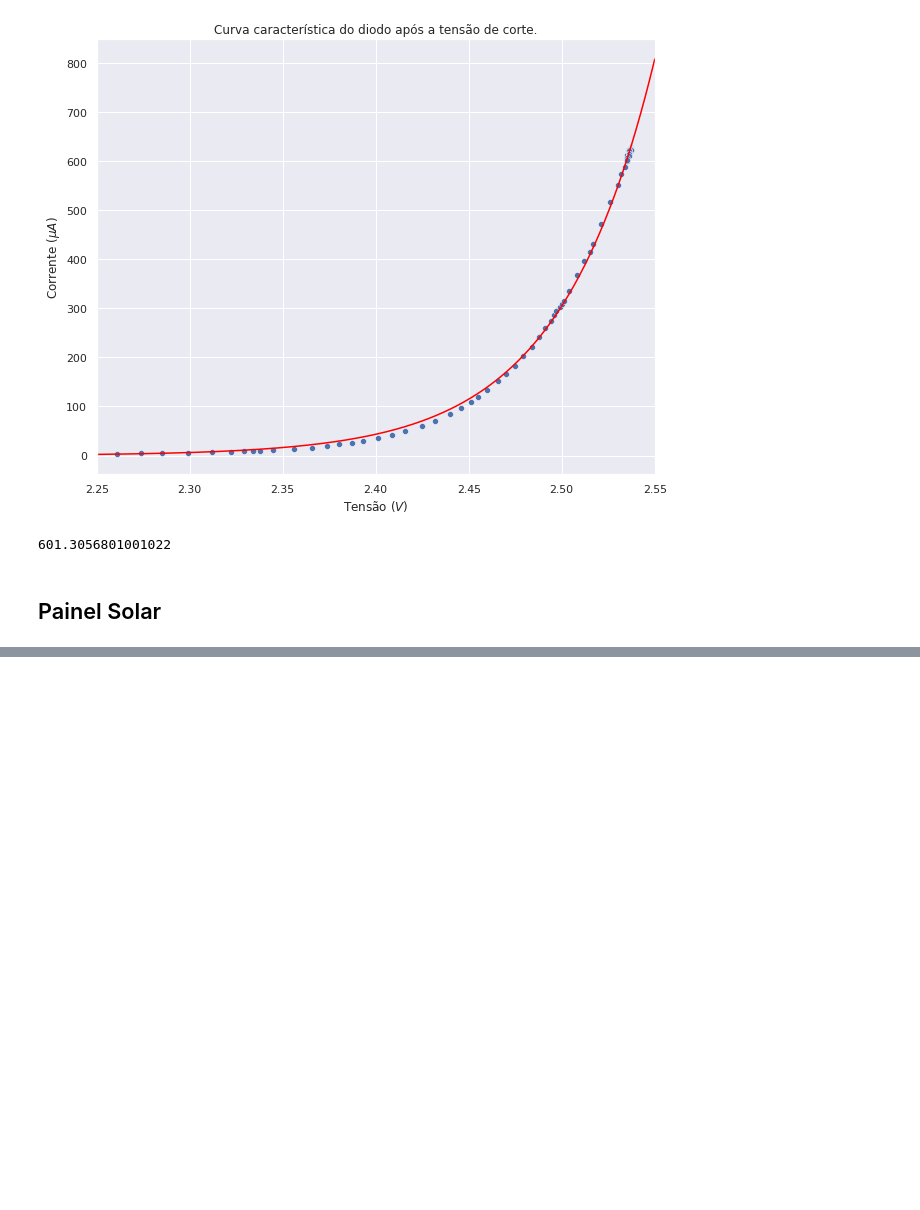
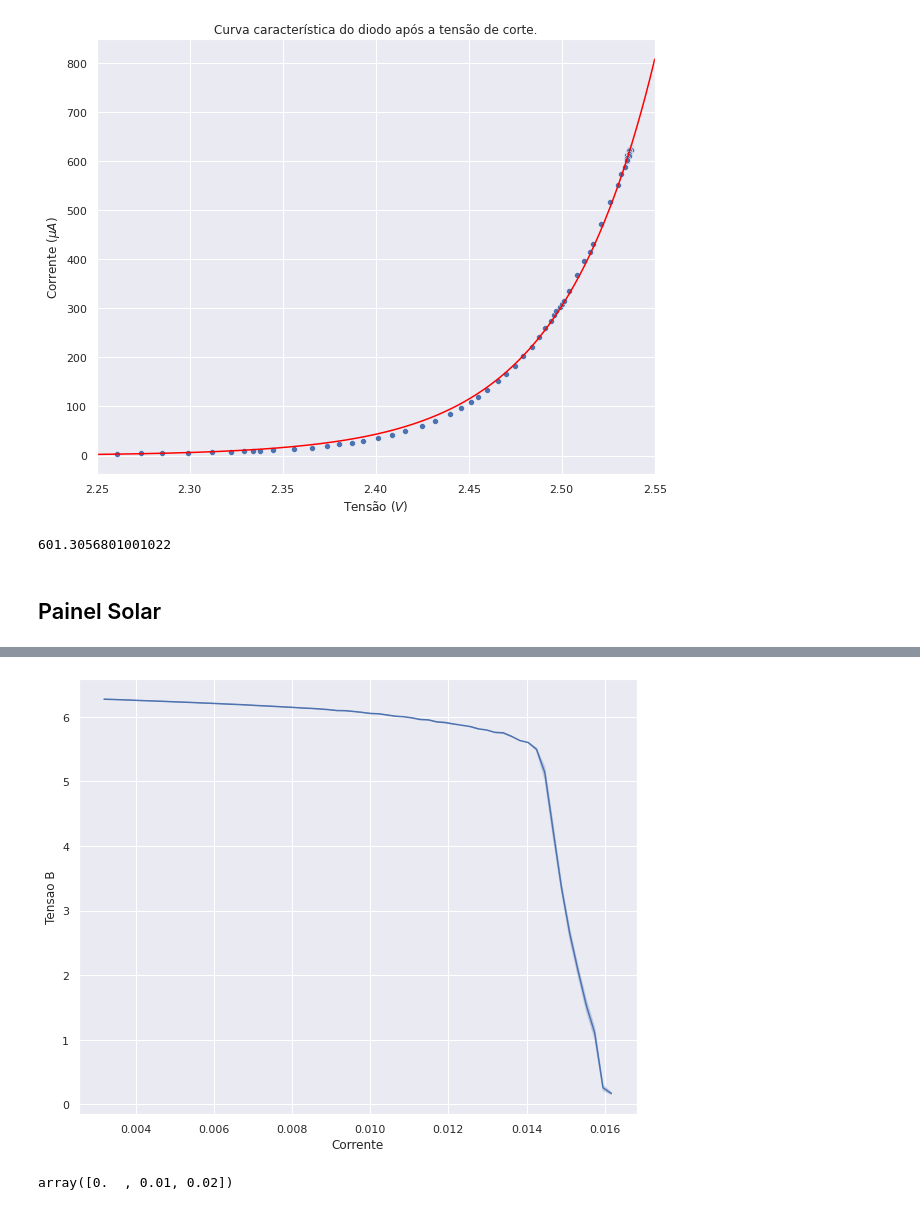
Before and after one commit to ivfreire/lab_3, a Jupyter notebook: Experimento 1/Atividade 3/análise.ipynb, the cells around one changed output, grey strips where cells are left out. Drawn from its saved outputs; the diff is of its cells as text; code cells hidden in the pictures; blank space fills up the shorter version.

```diff
--- a/Experimento 1/Atividade 3/análise.ipynb
+++ b/Experimento 1/Atividade 3/análise.ipynb
@@ -116,3 +140,5 @@ np.sum( ( df_diodo['Corrente'][250:] - np.exp(fits[0][0][0]*(df_diodo['Tensao B'
 601.3056801001022
 # %% [markdown]
 ## Painel Solar
+# %%
+df_painel = pd.read_csv('./Dados/painel_solar.csv')
@@ -118,0 +159,13 @@ np.sum( ( df_diodo['Corrente'][250:] - np.exp(fits[0][0][0]*(df_diodo['Tensao B'
+# %%
+R = 4.7, 0.05
+# %%
+df_painel['Corrente'] = df_painel['Tensao A'] / R[0]
+# %%
+sns.lineplot(df_painel['Corrente'], df_painel['Tensao B'])
+plt.show()
+# %% [output]
+[figure, added]
+# %%
+df_painel['Corrente'].unique()
+# %% [output]
+array([0.  , 0.01, 0.02])
```
Also changed, not shown: parts of 3 cells of this notebook.
